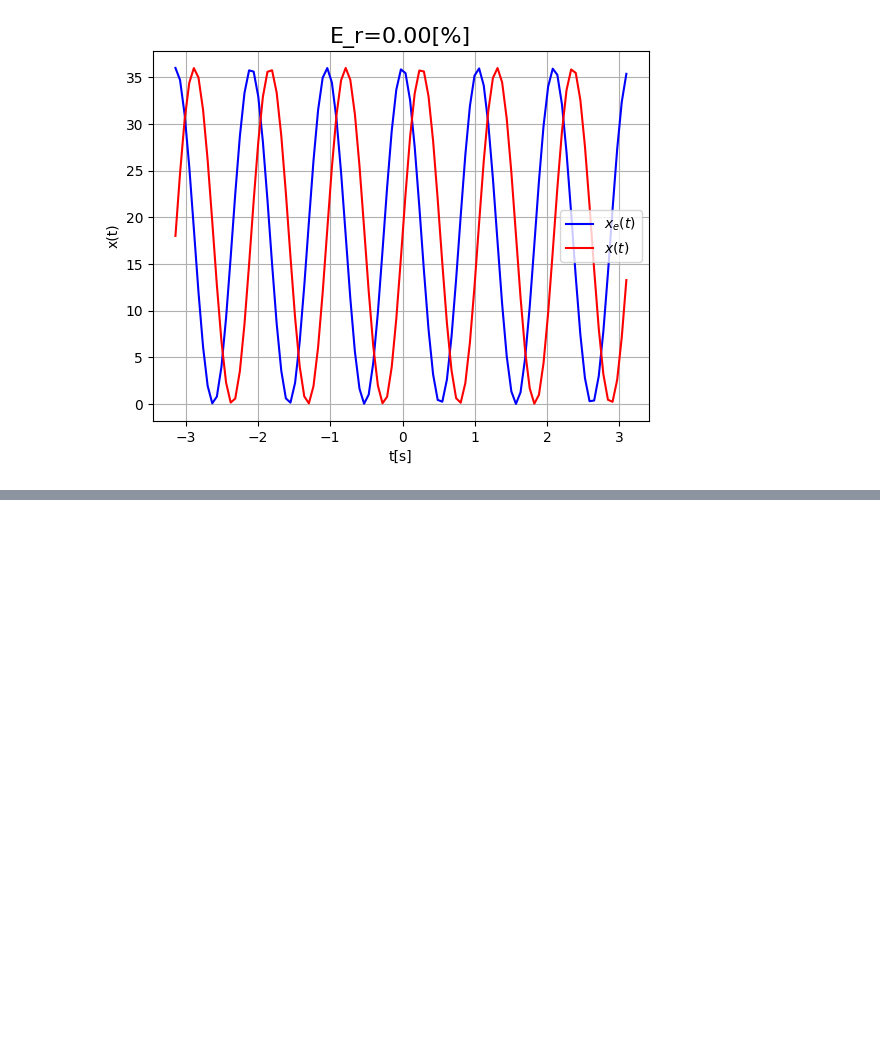
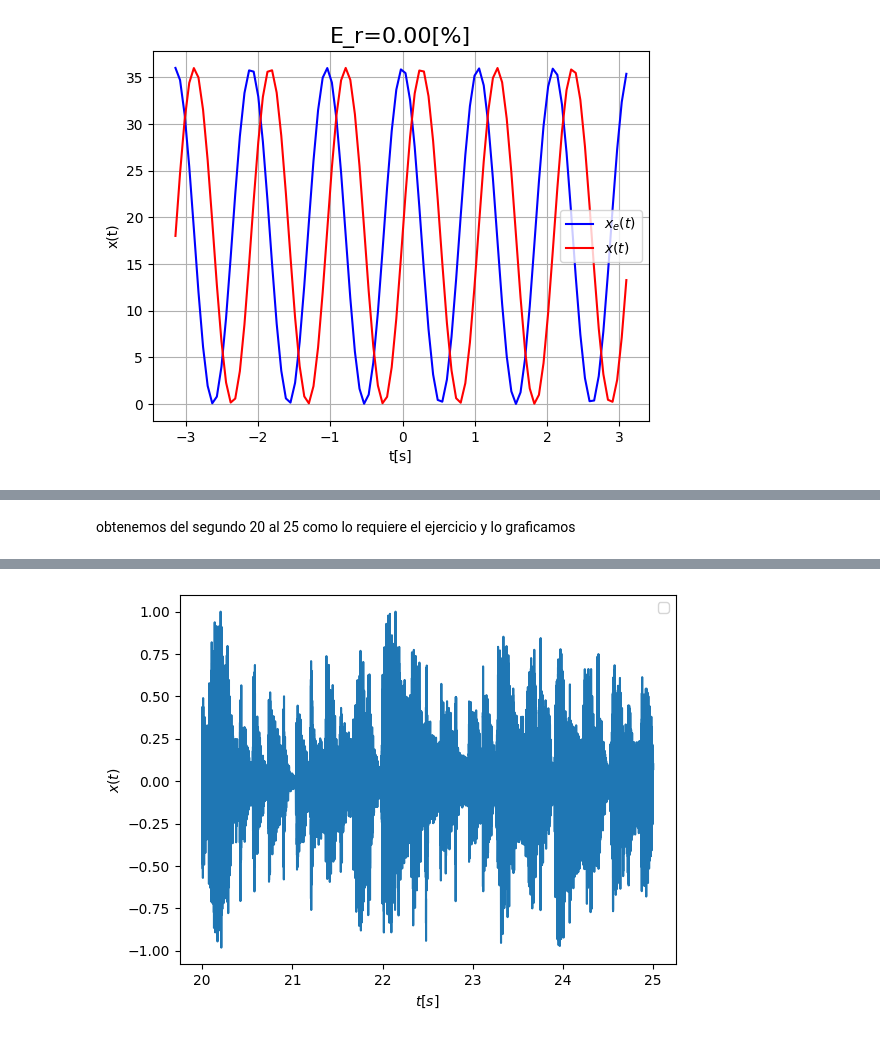
Before and after one commit to Elcejas77/Ejercicios, a Jupyter notebook: ArboledaDiego_Parcial2_2023.ipynb, the cells around one changed output, grey strips where cells are left out. Saved outputs shown, nothing was run; the diff lists cells and outputs as text; code cells hidden in the pictures; blank space fills up the shorter version.

```diff
--- a/ArboledaDiego_Parcial2_2023.ipynb
+++ b/ArboledaDiego_Parcial2_2023.ipynb
@@ -125,0 +220,11 @@ interact(pltest,Na=(1,N,1))
+# %%
+link="https://www.youtube.com/watch?v=OesXvuWhDnw"
+!yt-dlp --extract-audio -o "audio" --audio-format mp3 {link}
+!ffmpeg -y -i audio.mp3 output.wav
+!pip install soundfile
+import soundfile as sf # para instalar pip install soundfile
+#lee archivos wav
+nombre_out = "output.wav"
+x, fs = sf.read(nombre_out)
+# read speech signal from file
+print('Frecuencia de muestreo %.2f[Hz]\naudio %s' % (fs,nombre_out))
@@ -125,0 +249,15 @@ interact(pltest,Na=(1,N,1))
+# %% [markdown]
+obtenemos del segundo 20 al 25 como lo requiere el ejercicio y lo graficamos
+# %%
+xpro = x.copy() #copiar archivos para procesar
+ti = 20 #tiempo incio a procesar seg
+tf = 25 #tiempo final a procesar seg
+xs = xpro[int(ti*fs):int((tf*fs)):,0]
+tt = np.arange(ti,tf,1/fs) # vector de tiempo # Recorta xs para que tenga la misma longitud que tt
+plt.plot(tt,xs)
+plt.legend(('canal 1'))
+plt.xlabel('$t[s]$')
+plt.ylabel('$x(t)$')
+plt.legend()
+plt.show()
+# %% [output]
@@ -125,0 +265 @@ interact(pltest,Na=(1,N,1))
+[figure, added]
```
Also changed, not shown: parts of 31 cells of this notebook.
